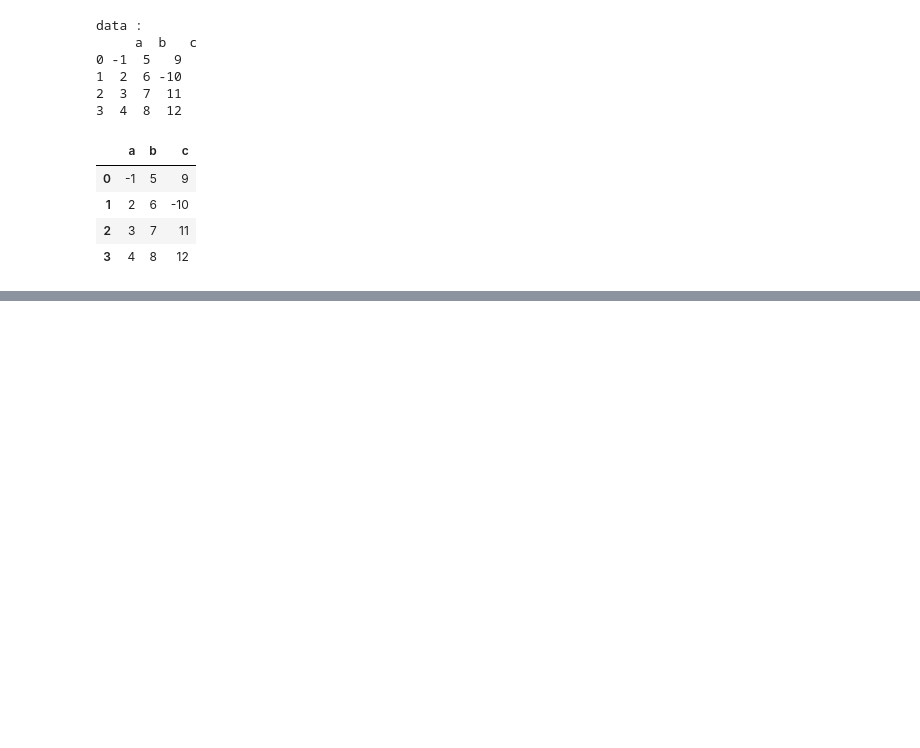
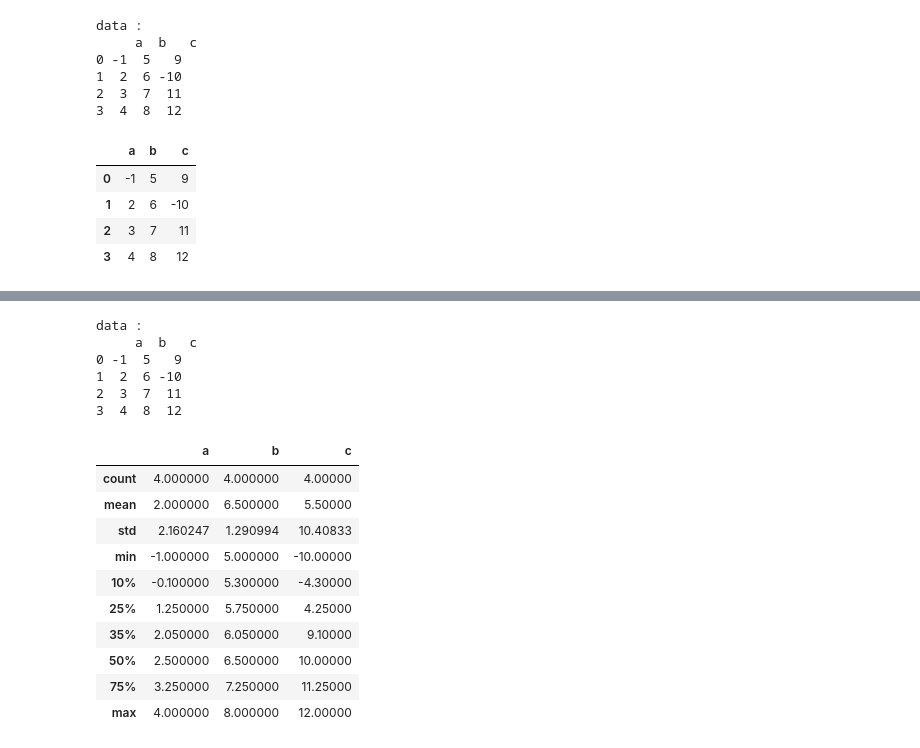
Before and after one commit to IqrorjonCoder/all-pandas-functions, a Jupyter notebook: 5 DataFrame/dataframe.ipynb, the cells around one changed output, grey strips where cells are left out. Cells and saved outputs as stored; diff of their text form; code cells hidden in the pictures; blank space fills up the shorter version.

Commit message:
pandas dataframe

```diff
--- a/5 DataFrame/dataframe.ipynb
+++ b/5 DataFrame/dataframe.ipynb
@@ -677,0 +808,26 @@ data :
+# %%
+data = pd.DataFrame({
+    'a': [-1,2,3,4],
+    'b': [5,6,7,8],
+    'c': [9,-10,11,12]
+})
+print("data : \n ", data)
+data.describe(percentiles=[.25, .35, .5, .75, .100], include='all')
+# %% [output]
+data :
+     a  b   c
+0 -1  5   9
+1  2  6 -10
+2  3  7  11
+3  4  8  12
+|  | a | b | c |
+| count | 4.000000 | 4.000000 | 4.00000 |
+| mean | 2.000000 | 6.500000 | 5.50000 |
+| std | 2.160247 | 1.290994 | 10.40833 |
+| min | -1.000000 | 5.000000 | -10.00000 |
+| 10% | -0.100000 | 5.300000 | -4.30000 |
+| 25% | 1.250000 | 5.750000 | 4.25000 |
+| 35% | 2.050000 | 6.050000 | 9.10000 |
+| 50% | 2.500000 | 6.500000 | 10.00000 |
+| 75% | 3.250000 | 7.250000 | 11.25000 |
+| max | 4.000000 | 8.000000 | 12.00000 |
```
Also changed, not shown: parts of 18 cells of this notebook.
